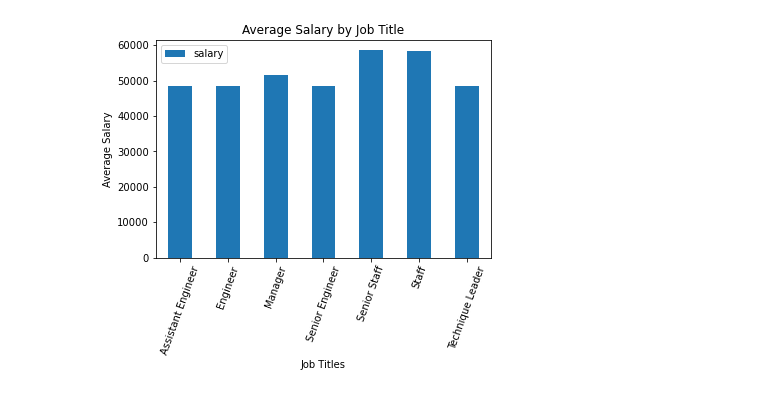
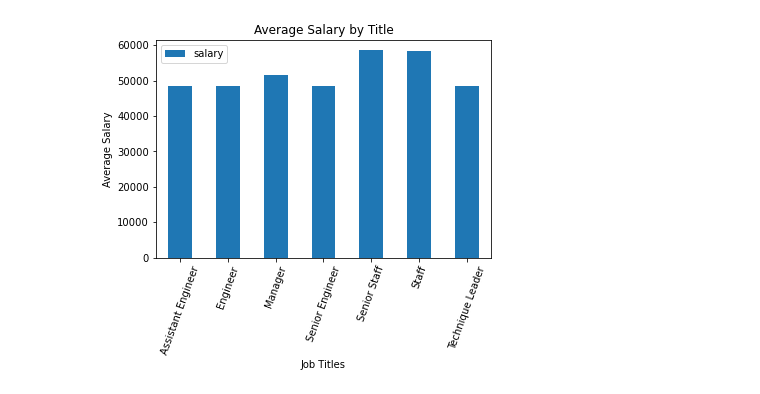
Before and after one commit to flbpilot/SQL-Challenge, a Jupyter notebook: EmployeeSQL/Bonus.ipynb, the cells around one changed output. Saved outputs shown, nothing was run; the diff lists cells and outputs as text; code cells hidden in the pictures.

```diff
--- a/EmployeeSQL/Bonus.ipynb
+++ b/EmployeeSQL/Bonus.ipynb
@@ -37,8 +59,6 @@ plt.ylabel('Number of Employees');
 # %%
 # 3.a. 3. Create a df of average salary by title.
-data2 = pd.read_sql("SELECT t.title, s.salary FROM employees e INNER JOIN titles t ON t.title_id = e.emp_title_id INNER JOIN salaries s ON s.emp_no = e.emp_no", connection)
 
-# Create groupby for title salary
-title_salary = data2.groupby("title")
-title_salary.mean()
+df2 = pd.read_sql("SELECT t.title, s.salary FROM employees e INNER JOIN titles t ON t.title_id = e.emp_title_id INNER JOIN salaries s ON s.emp_no = e.emp_no", connection)
+df2.head()
 # %% [output]
@@ -53,0 +71,5 @@ title_salary.mean()
+# %%
+# Create groupby for title salary
+
+title_salary = df2.groupby("title")
+title_salary.mean()
@@ -54,10 +86,11 @@ title_salary.mean()
 # %%
-# 3.a. Create a bar chart of average salary by title.
+# 3.a. Create a bar chart of average salary by title
+
 title_salary.mean().plot(kind="bar")
-plt.title("Average Salary by Job Title")
+plt.title("Average Salary by Title")
 plt.xlabel("Job Titles")
 plt.ylabel("Average Salary")
 plt.xticks(rotation=70)
 plt.show()
 # %% [output]
-[figure, old version]
+[figure, new version]
```
Also changed, not shown: parts of 6 cells of this notebook, 1 other file.
